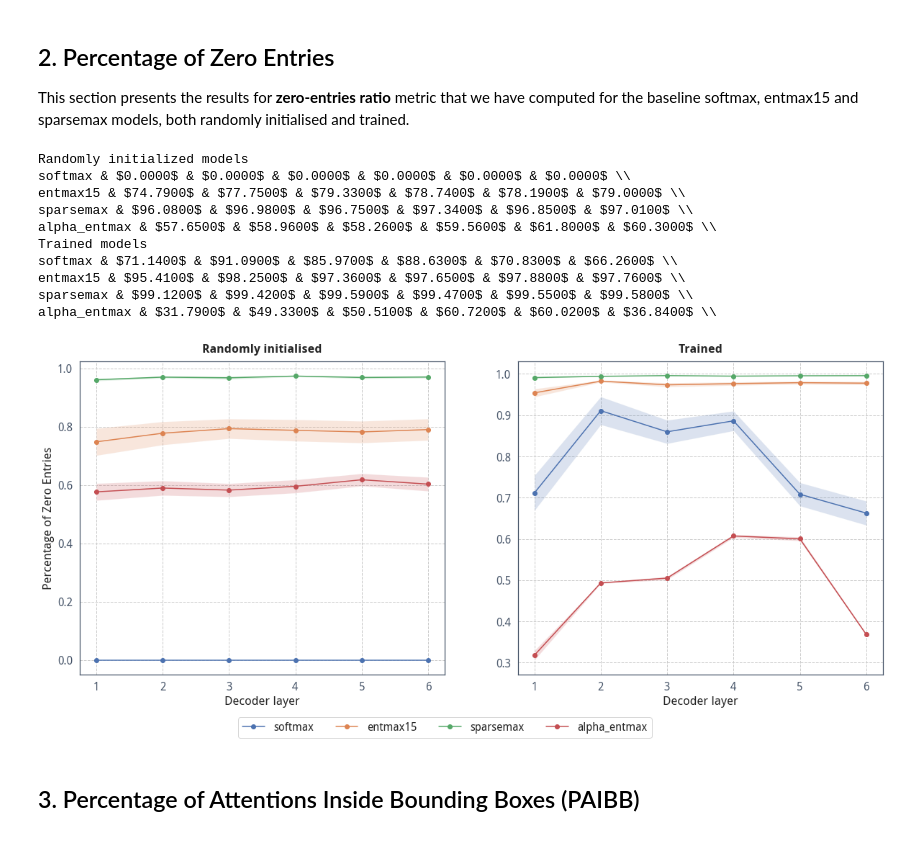
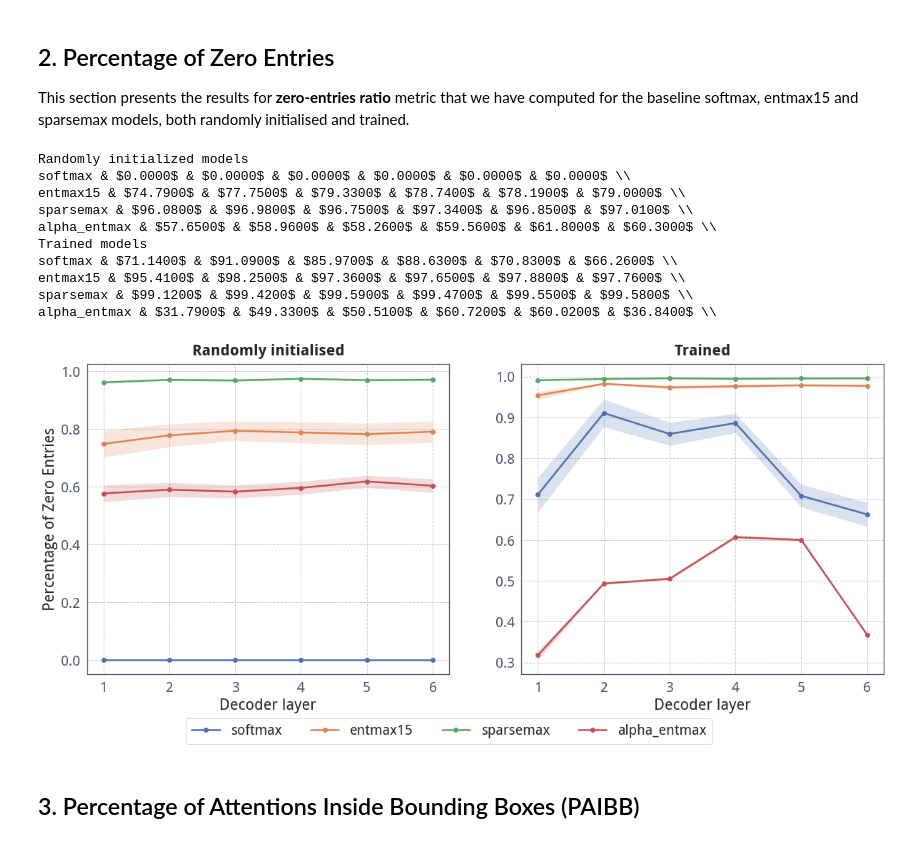
Before and after one commit to erikdao/sparse-detector, a Jupyter notebook: notebooks/val_metrics_analyses.ipynb, the cells around one changed output. Saved outputs shown, nothing was run; the diff lists cells and outputs as text; code cells hidden in the pictures.

```diff
--- a/notebooks/val_metrics_analyses.ipynb
+++ b/notebooks/val_metrics_analyses.ipynb
@@ -13,7 +13,7 @@ import pandas as pd
 import seaborn as sns
 import pprint
 
-sns.set(font_scale=1.4)
+sns.set(font_scale=1.8)
 sns.set_style("whitegrid", {
     "grid.linestyle": 'dashed',
     "axes.edgecolor": '#475569',
@@ -67,7 +67,7 @@ print("Randomly initialized models")
 print_latex_table(data)
 
 for item in data:
-    ax1.plot(item['mean'], marker='o', label=item['decoder_act'])
+    ax1.plot(item['mean'], marker='o', label=item['decoder_act'], linewidth=2.5)
     ax1.fill_between(np.arange(6), item['mean']-item['std'], item['mean']+item['std'], alpha=0.2)
 
 ax1.set_title("Randomly initialised", pad=12, fontweight="bold")
@@ -93,7 +93,7 @@ print("Trained models")
 print_latex_table(data)
 
 for item in data:
-    ax2.plot(item['mean'], marker='o', label=item['decoder_act'])
+    ax2.plot(item['mean'], marker='o', label=item['decoder_act'], linewidth=2.5)
     ax2.fill_between(np.arange(6), item['mean']-item['std'], item['mean']+item['std'], alpha=0.2)
 
 ax2.set_title("Trained", pad=12, fontweight="bold")
@@ -103,7 +103,7 @@ ax2.set_xticks(np.arange(6), np.arange(1, 7))
 
 # Gather common legends
 axlist.flatten()[-2].legend(loc='upper center', bbox_to_anchor=(1.0, -0.12), ncol=4)
-# fig.savefig("./images/gini-scores-w-a_entmax.png", bbox_inches='tight')
+fig.savefig("./images/presentations/gini-scores.png", bbox_inches='tight')
 # fig.savefig("./images/gini-scores-w-a_entmax.pdf", bbox_inches='tight')
 # %% [output]
 Randomly initialized models
@@ -143,7 +142,7 @@ print("Randomly initialized models")
 print_latex_table(data, multiplier=100)
 
 for item in data:
-    ax1.plot(item['mean'], marker='o', label=item['decoder_act'])
+    ax1.plot(item['mean'], marker='o', label=item['decoder_act'], linewidth=2.5)
     ax1.fill_between(np.arange(6), item['mean']-item['std'], item['mean']+item['std'], alpha=0.2)
 
 ax1.set_title("Randomly initialised", pad=12, fontweight="bold")
@@ -162,37 +161,37 @@ for fn in filenames:
         "decoder_act": in_data['decoder_act'],
         "mean": in_data['mean'],
         "std": in_data['std']
     }
     data.append(item)
 
 print("Trained models")
 print_latex_table(data, multiplier=100)
 
 for item in data:
-    ax2.plot(item['mean'], marker='o', label=item['decoder_act'])
+    ax2.plot(item['mean'], marker='o', label=item['decoder_act'], linewidth=2.5)
     ax2.fill_between(np.arange(6), item['mean']-item['std'], item['mean']+item['std'], alpha=0.2)
 
 ax2.set_title("Trained", pad=12, fontweight="bold")
 ax2.set_xlabel("Decoder layer")
 ax2.tick_params(colors='#475569')
 ax2.set_xticks(np.arange(6), np.arange(1, 7))
 
 # Gather common legends
 axlist.flatten()[-2].legend(loc='upper center', bbox_to_anchor=(1.0, -0.12), ncol=4)
-fig.savefig("./images/perc_zeros-scores_w-a_entmax.png", bbox_inches='tight')
-fig.savefig("./images/perc_zeros-scores_w-a_entmax.pdf", bbox_inches='tight')
+fig.savefig("./images/presentations/pze_scores.png", bbox_inches='tight')
+# fig.savefig("./images/perc_zeros-scores_w-a_entmax.pdf", bbox_inches='tight')
 # %% [output]
 Randomly initialized models
 softmax & $0.0000$ & $0.0000$ & $0.0000$ & $0.0000$ & $0.0000$ & $0.0000$ \\
 entmax15 & $74.7900$ & $77.7500$ & $79.3300$ & $78.7400$ & $78.1900$ & $79.0000$ \\
 sparsemax & $96.0800$ & $96.9800$ & $96.7500$ & $97.3400$ & $96.8500$ & $97.0100$ \\
 alpha_entmax & $57.6500$ & $58.9600$ & $58.2600$ & $59.5600$ & $61.8000$ & $60.3000$ \\
 Trained models
 softmax & $71.1400$ & $91.0900$ & $85.9700$ & $88.6300$ & $70.8300$ & $66.2600$ \\
 entmax15 & $95.4100$ & $98.2500$ & $97.3600$ & $97.6500$ & $97.8800$ & $97.7600$ \\
 sparsemax & $99.1200$ & $99.4200$ & $99.5900$ & $99.4700$ & $99.5500$ & $99.5800$ \\
 alpha_entmax & $31.7900$ & $49.3300$ & $50.5100$ & $60.7200$ & $60.0200$ & $36.8400$ \\
-[figure, old version]
+[figure, new version]
 # %% [markdown]
 ## 3. Percentage of Attentions Inside Bounding Boxes (PAIBB)
 # %%
```
Also changed, not shown: parts of 1 cell of this notebook, 24 other files.
